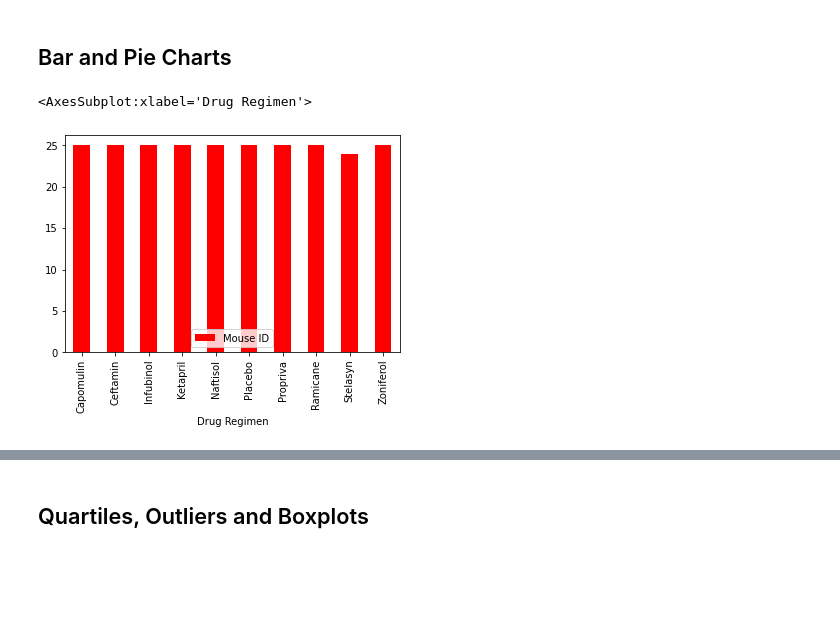
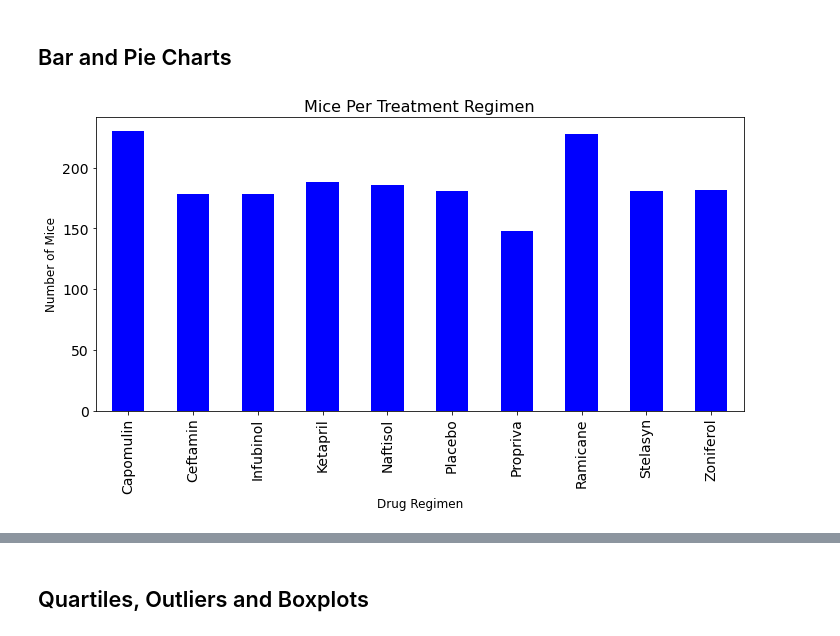
Before and after one commit to Posh007/Matplotlib-Plots, a Jupyter notebook: Pymaceuticals/Pymaceuticals_starter.ipynb, the cells around one changed output, grey strips where cells are left out. Cells and saved outputs as stored; diff of their text form; code cells hidden in the pictures; blank space fills up the shorter version.

```diff
--- a/Pymaceuticals/Pymaceuticals_starter.ipynb
+++ b/Pymaceuticals/Pymaceuticals_starter.ipynb
@@ -152,11 +141,22 @@ drug_regimen_df
 ## Bar and Pie Charts
 # %%
 # Generate a bar plot showing the total number of timepoints for all mice tested for each drug regimen using Pandas.
-unique_mice_tested = dups_of_df[['Drug Regimen','Mouse ID']]
-unique_mice_tested = unique_mice_tested.groupby('Drug Regimen').count()
-unique_mice_tested.plot(kind='bar',facecolor='red')
+
+#count mice grouped by treatment regimen
+mice_per_treat = clean_df.groupby(["Drug Regimen"]).count()["Mouse ID"]
-# %% [output]
-<AxesSubplot:xlabel='Drug Regimen'>
-[figure, removed]
+# %%
+#Generate a bar plot
+plot_pandas = mice_per_treat.plot.bar(figsize=(10,6), color='b',fontsize = 14)
+
+# Set the xlabel, ylabel, and title
+plt.xlabel("Drug Regimen",fontsize = 12)
+plt.ylabel("Number of Mice",fontsize = 12)
+plt.title("Mice Per Treatment Regimen",fontsize = 16)
+
+
+plt.tight_layout()
+plt.show()
+# %% [output]
+[figure, added]
 # %%
 # Generate a bar plot showing the total number of timepoints for all mice tested for each drug regimen using pyplot.
```
Also changed, not shown: parts of 47 cells of this notebook, 8 other files.
